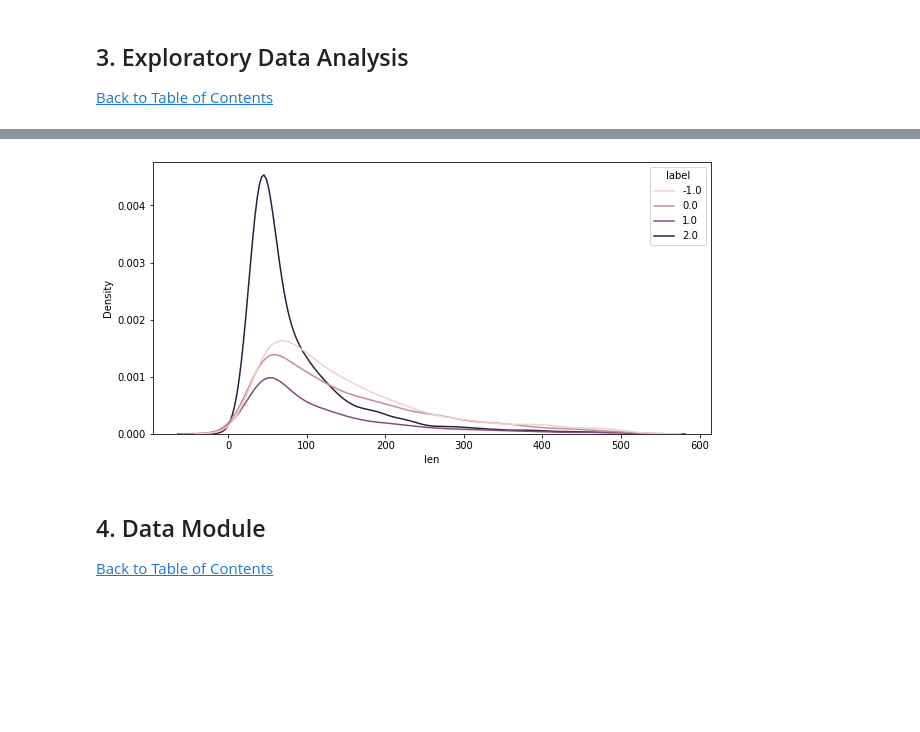
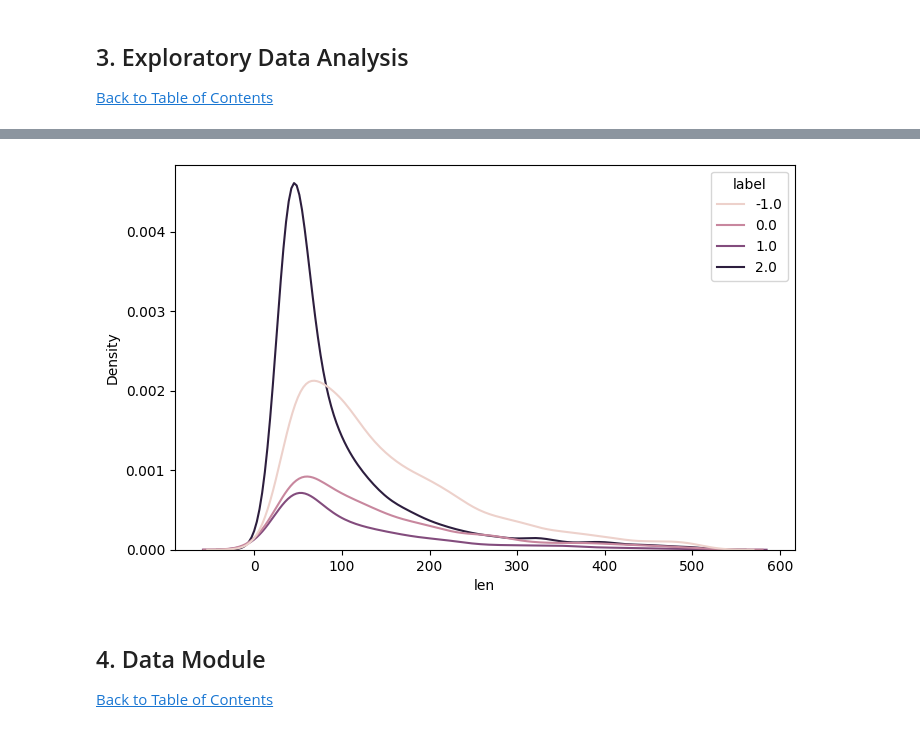
Before and after one commit to YanZehong/CS5242-ABSC, a Jupyter notebook: CS5242_GroupID26.ipynb, the cells around one changed output, grey strips where cells are left out. Drawn from its saved outputs; the diff is of its cells as text; code cells hidden in the pictures; blank space fills up the shorter version.

```diff
--- a/CS5242_GroupID26.ipynb
+++ b/CS5242_GroupID26.ipynb
@@ -120,13 +122,3 @@ df.to_csv('dataset/TripAdvisor/cleaned_data.csv')
 # %% [markdown]
 ##  3. <a name='3'></a>Exploratory Data Analysis
 [Back to Table of Contents](#top)
-# %%
-temp = []
-for i, col in enumerate(df.columns[4:]):
-    temp_aspect = df.groupby(col).count()['review'].reset_index()
-    temp_aspect.columns = ['label', col]
-    if i == 0:
-        temp.append(temp_aspect['label'])
-    temp.append(temp_aspect[col])
-df_aspects = pd.concat(temp, axis=1)
-df_aspects
@@ -140,0 +127,8 @@ distribution analysis
+# %%
+cnt = 0
+df_compare=pd.DataFrame({})
+for i, col in enumerate(df.columns[4:]):
+    df_compare[col] = np.where(df['overall']==df[col],'same','different')
+for i in range(len(df_compare)):
+    if all([s=='same' for s in list(df_compare.iloc[i])]): cnt += 1
+print(f'The percentage of reviews with the same sentiment between overall and all aspects {cnt/len(df_compare)*100 :.2f}%')
@@ -186,16 +239,16 @@ aspect-related keywords summary
 # %%
 # display length distribution for a specific aspect
-aspect_name = 'Value' # 'overall', 'Value', 'Location', 'Service', 'Rooms', 'Cleanliness', 'Sleep Quality'
+aspect_name = 'Sleep Quality' # 'overall', 'Value', 'Location', 'Service', 'Rooms', 'Cleanliness', 'Sleep Quality'
 text_len = collections.defaultdict(list)
 pattern = re.compile('[^\w ]')
 text_len = pd.DataFrame([len(re.sub(pattern, '', text).lower().split()) for text in df['review']], columns=['len'])
 text_len['label'] = df[aspect_name]
 text_len = text_len[text_len['len']<512]
-plt.figure(figsize=(10, 5))
+plt.figure(figsize=(8, 5))
 sns.kdeplot(data=text_len, x='len', hue='label')
 plt.show()
 # %% [output]
-[figure, old version]
+[figure, new version]
 # %% [markdown]
 ##  4. <a name='4'></a>Data Module
 [Back to Table of Contents](#top)
```
Also changed, not shown: parts of 37 cells of this notebook, 3 other files.
